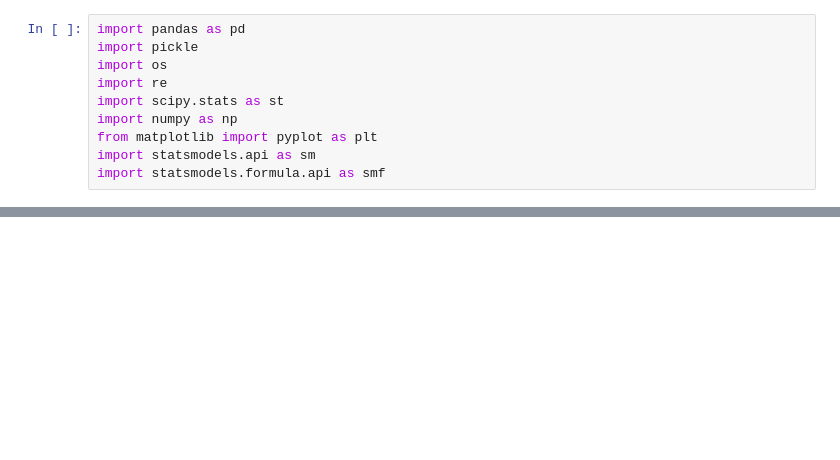
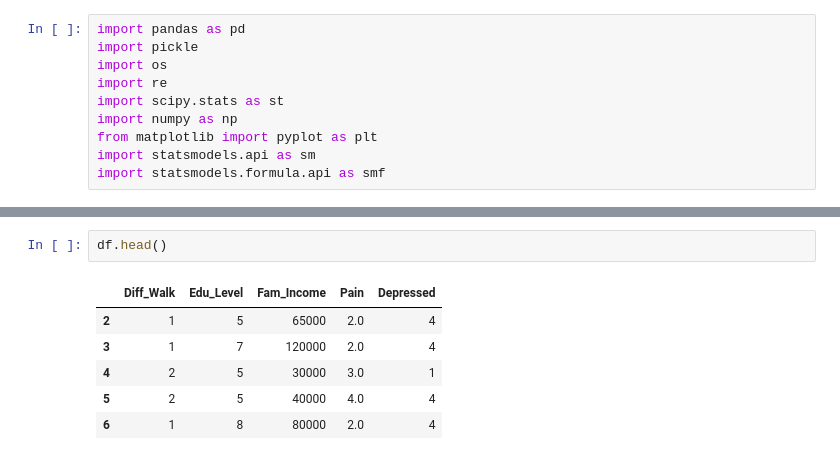
Before and after one commit to danielhmendoza01/BMI312Project, a Jupyter notebook: main.ipynb, the cells around one changed output, grey strips where cells are left out. Cells and saved outputs as stored; diff of their text form; blank space fills up the shorter version.

```diff
--- a/main.ipynb
+++ b/main.ipynb
@@ -31,0 +73,9 @@ Name: FAMINCTC_A, dtype: int64
+# %%
+df.head()
+# %% [output]
+|  | Diff_Walk | Edu_Level | Fam_Income | Pain | Depressed |
+| 2 | 1 | 5 | 65000 | 2.0 | 4 |
+| 3 | 1 | 7 | 120000 | 2.0 | 4 |
+| 4 | 2 | 5 | 30000 | 3.0 | 1 |
+| 5 | 2 | 5 | 40000 | 4.0 | 4 |
+| 6 | 1 | 8 | 80000 | 2.0 | 4 |
```
Also changed, not shown: parts of 10 cells of this notebook.
